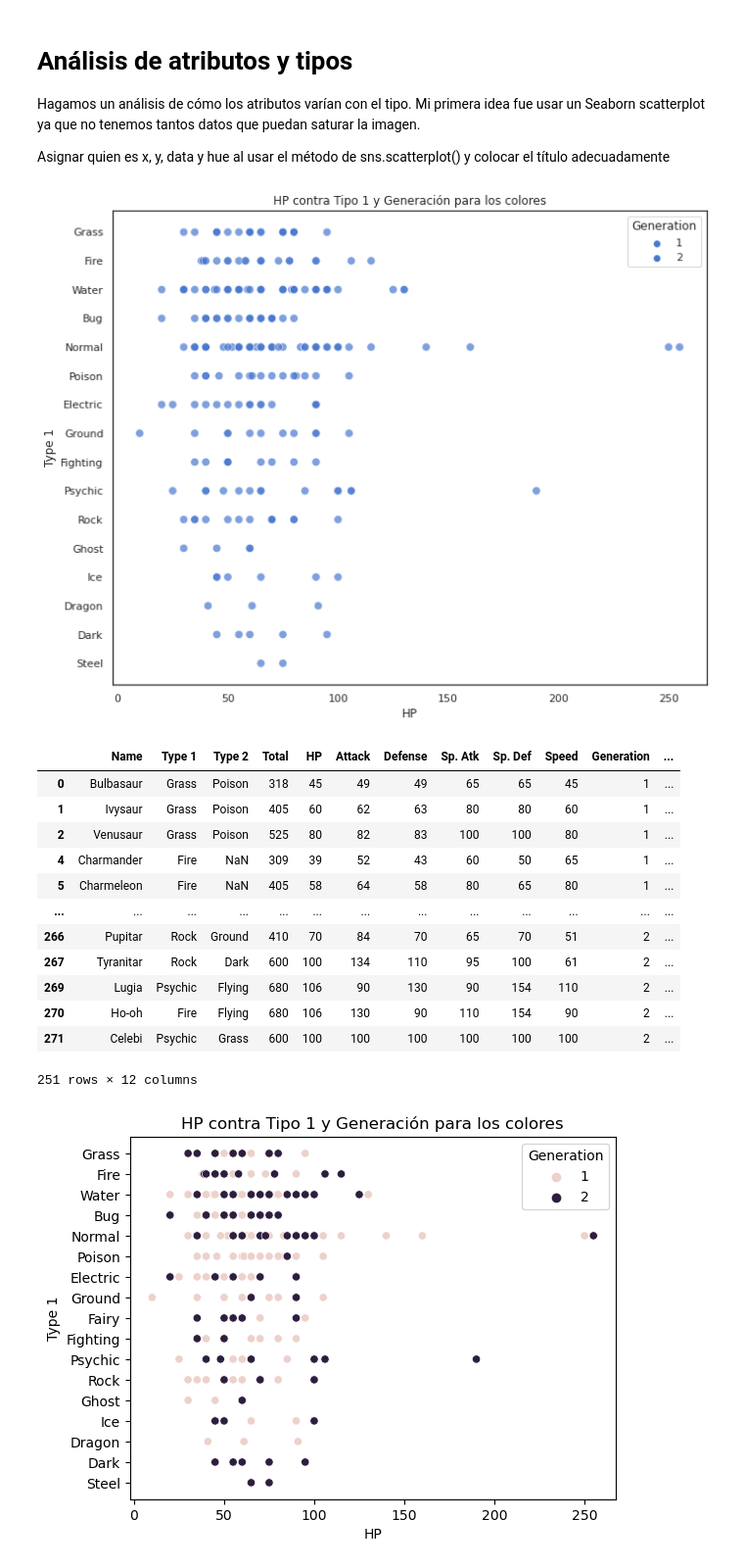
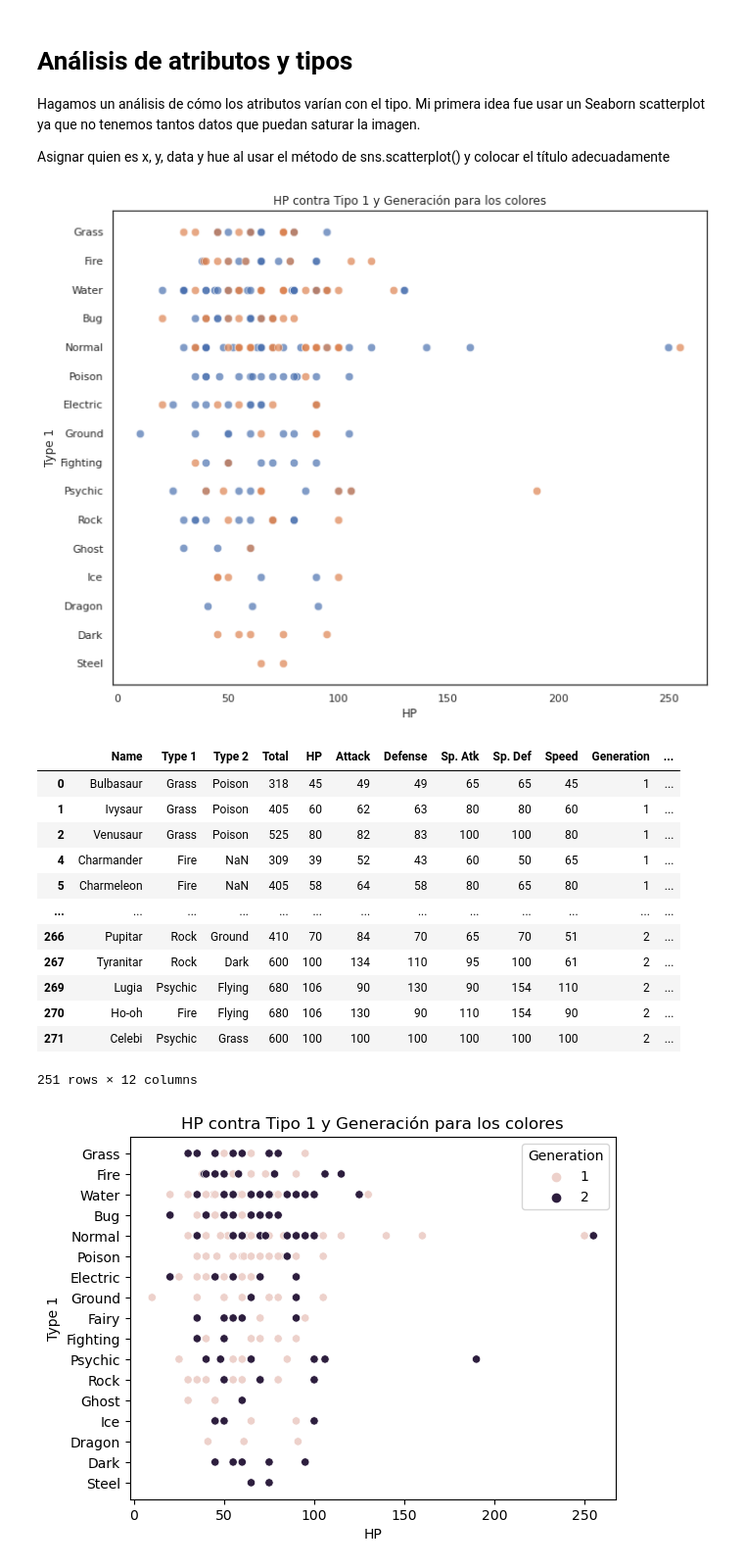
Before and after one commit to SalRmz/DCDP, a Jupyter notebook: 01 Programación en Python/notebooks/exercises/Practica_Final_EDA_WoAns.ipynb, the cells around one changed output. Shown at 98% size. Cells and saved outputs as stored; diff of their text form; code cells hidden in the pictures.

```diff
--- a/01 Programación en Python/notebooks/exercises/Practica_Final_EDA_WoAns.ipynb
+++ b/01 Programación en Python/notebooks/exercises/Practica_Final_EDA_WoAns.ipynb
@@ -251,13 +251,15 @@ Asignar quien es x, y, data y hue al usar el método de sns.scatterplot() y colo
 # %%
 fig = plt.figure(figsize=(11,9))
 #plt.rcParams["font.size"] = 25
-a = sns.scatterplot(data=gens1and2[(gens1and2.Generation==1)], x="HP", y="Type 1", alpha=.7, palette="muted",s=70, hue='Generation')
-b = sns.scatterplot(data=gens1and2[(gens1and2.Generation==2)], x="HP", y="Type 1", alpha=.7, palette="muted",s=70, hue='Generation')
+#a = sns.scatterplot(data=gens1and2[(gens1and2.Generation==1)], x="HP", y="Type 1", alpha=.7, palette="muted",s=70, hue='Generation')
+#b = sns.scatterplot(data=gens1and2[(gens1and2.Generation==2)], x="HP", y="Type 1", alpha=.7, palette="muted",s=70, hue='Generation')
+a = sns.scatterplot(data=gens1and2[(gens1and2.Generation==1)], x="HP", y="Type 1", alpha=.7, palette="muted",s=70)
+b = sns.scatterplot(data=gens1and2[(gens1and2.Generation==2)], x="HP", y="Type 1", alpha=.7, palette="muted",s=70)
 a.set_title('HP contra Tipo 1 y Generación para los colores')
 plt.show()
 gens1and2
 # %% [output]
-[figure, old version]
+[figure, new version]
 |  | Name | Type 1 | Type 2 | Total | HP | Attack | Defense | Sp. Atk | Sp. Def | Speed | Generation | ... |
 | 0 | Bulbasaur | Grass | Poison | 318 | 45 | 49 | 49 | 65 | 65 | 45 | 1 | ... |
 | 1 | Ivysaur | Grass | Poison | 405 | 60 | 62 | 63 | 80 | 80 | 60 | 1 | ... |
```
Also changed, not shown: parts of 29 cells of this notebook.
